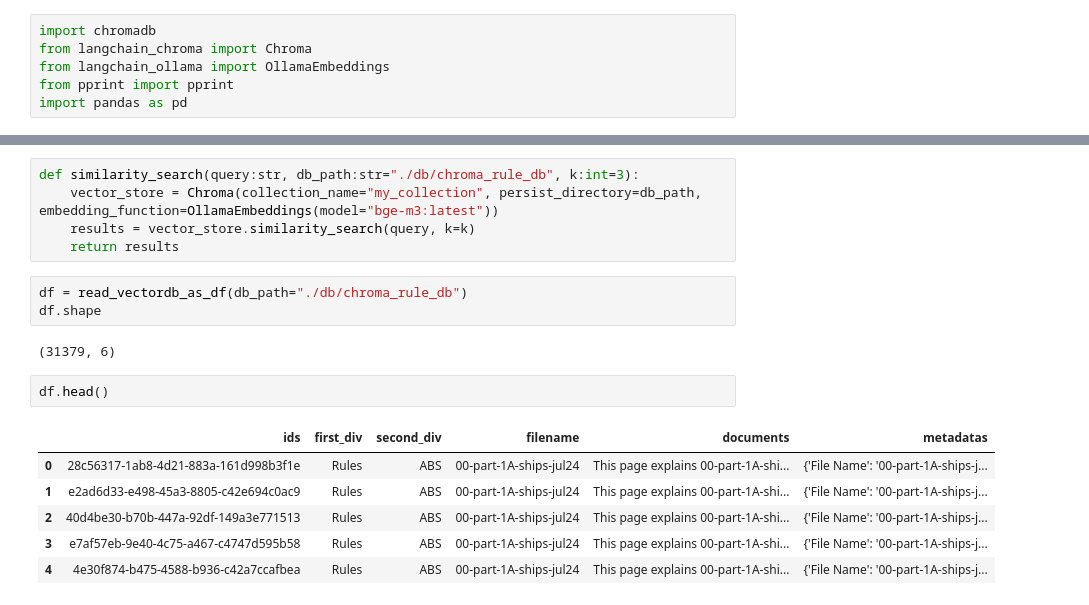
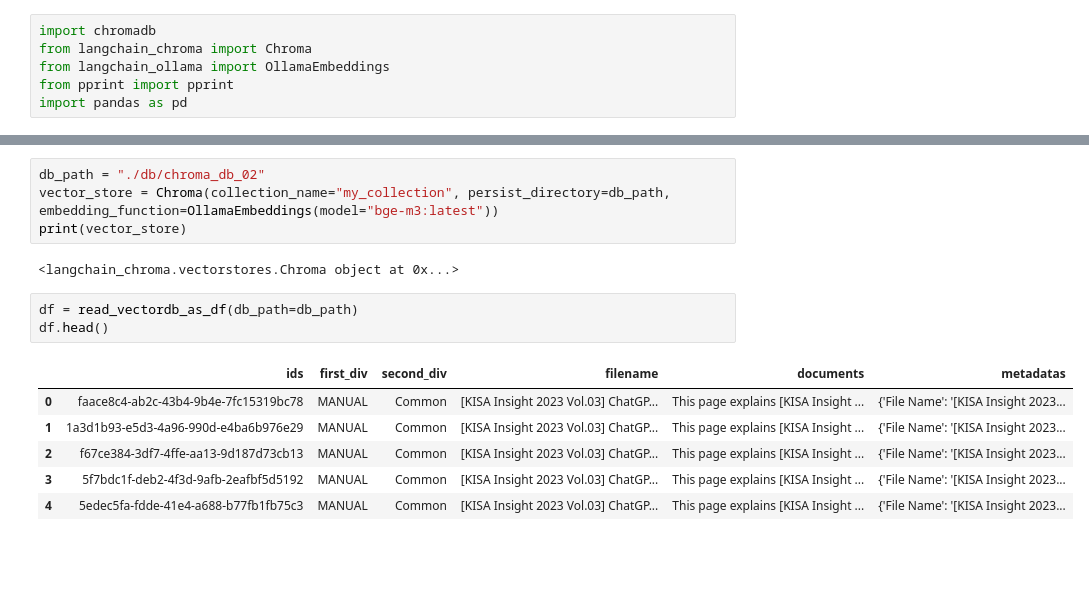
Before and after one commit to kstyle2198/agent_lab, a Jupyter notebook: 19_vectordb_manager.ipynb, the cells around one changed output, grey strips where cells are left out. Cells and saved outputs as stored; diff of their text form; blank space fills up the shorter version.

```diff
--- a/19_vectordb_manager.ipynb
+++ b/19_vectordb_manager.ipynb
@@ -21,19 +32,16 @@ def read_vectordb_as_df(db_path:str):
 # %%
-def similarity_search(query:str, db_path:str="./db/chroma_rule_db", k:int=3):
-    vector_store = Chroma(collection_name="my_collection", persist_directory=db_path, embedding_function=OllamaEmbeddings(model="bge-m3:latest"))
-    results = vector_store.similarity_search(query, k=k)
-    return results
+db_path = "./db/chroma_db_02"
+vector_store = Chroma(collection_name="my_collection", persist_directory=db_path, embedding_function=OllamaEmbeddings(model="bge-m3:latest"))
+print(vector_store)
+# %% [output]
+<langchain_chroma.vectorstores.Chroma object at 0x...>
 # %%
-df = read_vectordb_as_df(db_path="./db/chroma_rule_db")
-df.shape
+df = read_vectordb_as_df(db_path=db_path)
+df.head()
 # %% [output]
-(31379, 6)
+|  | ids | first_div | second_div | filename | documents | metadatas |
+| 0 | faace8c4-ab2c-43b4-9b4e-7fc15319bc78 | MANUAL | Common | [KISA Insight 2023 Vol.03] ChatGP... | This page explains [KISA Insight ... | {'File Name': '[KISA Insight 2023... |
+| 1 | 1a3d1b93-e5d3-4a96-990d-e4ba6b976e29 | MANUAL | Common | [KISA Insight 2023 Vol.03] ChatGP... | This page explains [KISA Insight ... | {'File Name': '[KISA Insight 2023... |
+| 2 | f67ce384-3df7-4ffe-aa13-9d187d73cb13 | MANUAL | Common | [KISA Insight 2023 Vol.03] ChatGP... | This page explains [KISA Insight ... | {'File Name': '[KISA Insight 2023... |
+| 3 | 5f7bdc1f-deb2-4f3d-9afb-2eafbf5d5192 | MANUAL | Common | [KISA Insight 2023 Vol.03] ChatGP... | This page explains [KISA Insight ... | {'File Name': '[KISA Insight 2023... |
+| 4 | 5edec5fa-fdde-41e4-a688-b77fb1fb75c3 | MANUAL | Common | [KISA Insight 2023 Vol.03] ChatGP... | This page explains [KISA Insight ... | {'File Name': '[KISA Insight 2023... |
-# %%
-df.head()
-# %% [output]
-|  | ids | first_div | second_div | filename | documents | metadatas |
-| 0 | 28c56317-1ab8-4d21-883a-161d998b3f1e | Rules | ABS | 00-part-1A-ships-jul24 | This page explains 00-part-1A-shi... | {'File Name': '00-part-1A-ships-j... |
-| 1 | e2ad6d33-e498-45a3-8805-c42e694c0ac9 | Rules | ABS | 00-part-1A-ships-jul24 | This page explains 00-part-1A-shi... | {'File Name': '00-part-1A-ships-j... |
-| 2 | 40d4be30-b70b-447a-92df-149a3e771513 | Rules | ABS | 00-part-1A-ships-jul24 | This page explains 00-part-1A-shi... | {'File Name': '00-part-1A-ships-j... |
-| 3 | e7af57eb-9e40-4c75-a467-c4747d595b58 | Rules | ABS | 00-part-1A-ships-jul24 | This page explains 00-part-1A-shi... | {'File Name': '00-part-1A-ships-j... |
-| 4 | 4e30f874-b475-4588-b936-c42a7ccafbea | Rules | ABS | 00-part-1A-ships-jul24 | This page explains 00-part-1A-shi... | {'File Name': '00-part-1A-ships-j... |
```
Also changed, not shown: parts of 14 cells of this notebook, 5 other files.
